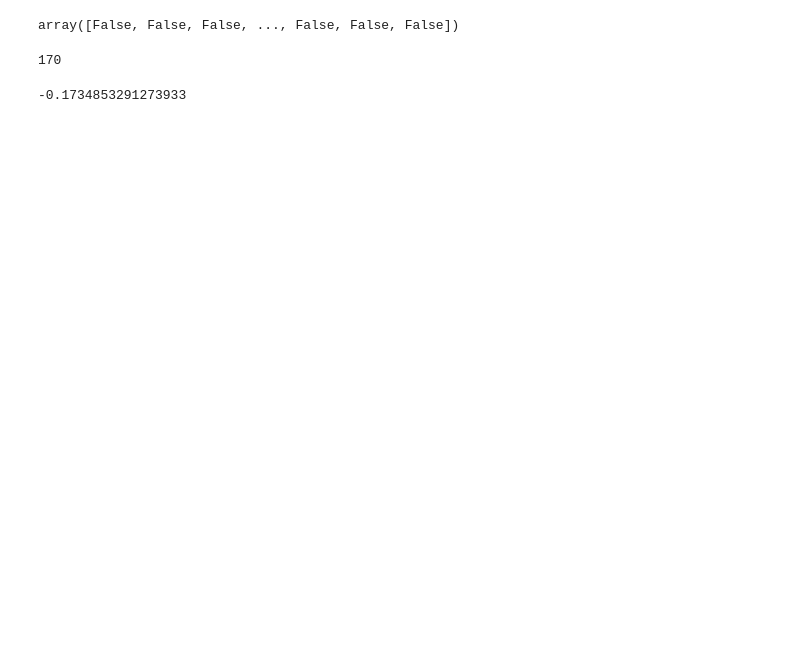
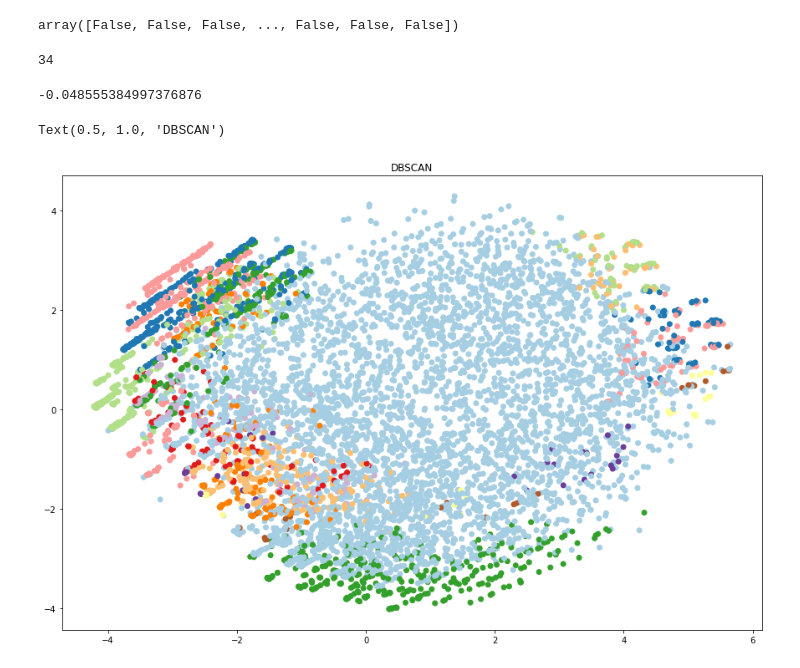
Before and after one commit to KristofVandewynckel/Telecom_Churn, a Jupyter notebook: DBscan_clustering.ipynb, the cells around one changed output. Cells and saved outputs as stored; diff of their text form; code cells hidden in the pictures; blank space fills up the shorter version.

```diff
--- a/DBscan_clustering.ipynb
+++ b/DBscan_clustering.ipynb
@@ -24,3 +23,8 @@ dbscan=DBSCAN(eps=.5,min_samples=4)
+# %%
+from sklearn.decomposition import PCA
+#pca = PCA(n_components=10)
+#X = pca.fit_transform(X)
+dbscan=DBSCAN(metric = 'euclidean', eps=2.25,min_samples=10)
 # %%
 model = dbscan.fit(X)
 labels = model.labels_
@@ -55,13 +67,23 @@ n_clusters = len(set(labels))- (1 if -1 in labels else 0)
 # %%
 n_clusters
 # %% [output]
-170
+34
 # %%
 # Average mean of points are indicted as noisy vs cluster.
 
 print(metrics.silhouette_score(X, labels))
 # %% [output]
--0.1734853291273933
+-0.048555384997376876
+# %%
+y_pred = dbscan.fit_predict(X)
+pca = PCA(n_components=2)
+X = pca.fit_transform(X)
+plt.rcParams["figure.figsize"] = (15,10)
+plt.scatter(X[:,0], X[:,1],c=y_pred, cmap='Paired')
+plt.title("DBSCAN")
+# %% [output]
+Text(0.5, 1.0, 'DBSCAN')
+[figure, added]
 # %%
 def dbscan(X, eps, min_samples):
     ss = StandardScaler()
```
Also changed, not shown: parts of 5 cells of this notebook, 3 other files.
